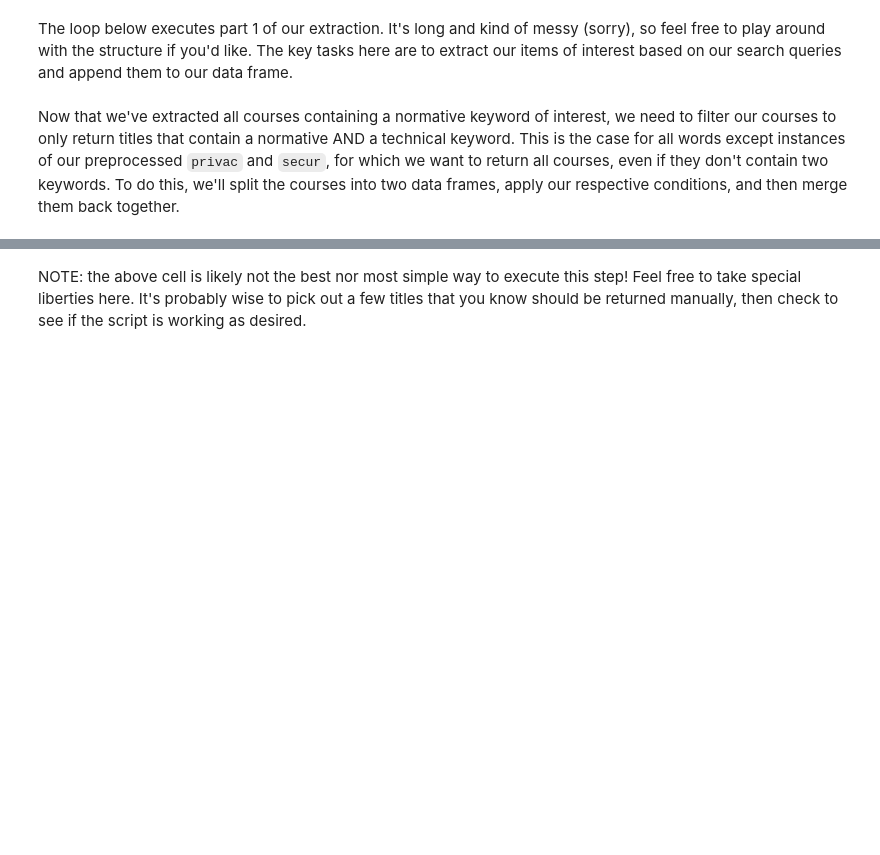
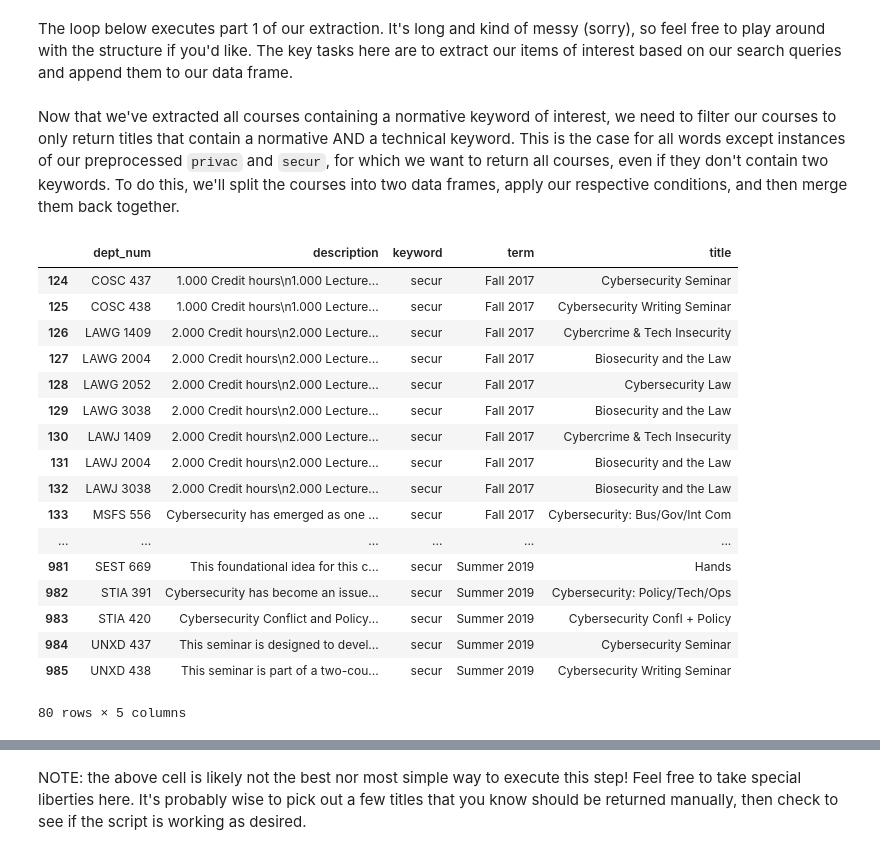
Before and after one commit to brianavecchione/data-science-ethics, a Jupyter notebook: scrapers/6-Georgetown University.ipynb, the cells around one changed output, grey strips where cells are left out. Drawn from its saved outputs; the diff is of its cells as text; code cells hidden in the pictures; blank space fills up the shorter version.

```diff
--- a/scrapers/6-Georgetown University.ipynb
+++ b/scrapers/6-Georgetown University.ipynb
@@ -320,8 +195,27 @@ columbia
 # %% [markdown]
 Now that we've extracted all courses containing a normative keyword of interest, we need to filter our courses to only return titles that contain a normative AND a technical keyword. This is the case for all words except instances of our preprocessed `privac` and `secur`, for which we want to return all courses, even if they don't contain two keywords. To do this, we'll split the courses into two data frames, apply our respective conditions, and then merge them back together.
 # %%
-exceptions = columbia.loc[(columbia['keyword']=='privac') | (columbia['keyword'] =='secur')]
+exceptions = georgetown.loc[(georgetown['keyword']=='privac') | (georgetown['keyword'] =='secur')]
 exceptions
+# %% [output]
+|  | dept_num | description | keyword | term | title |
+| 124 | COSC 437 | 1.000 Credit hours\n1.000 Lecture... | secur | Fall 2017 | Cybersecurity Seminar |
+| 125 | COSC 438 | 1.000 Credit hours\n1.000 Lecture... | secur | Fall 2017 | Cybersecurity Writing Seminar |
+| 126 | LAWG 1409 | 2.000 Credit hours\n2.000 Lecture... | secur | Fall 2017 | Cybercrime & Tech Insecurity |
+| 127 | LAWG 2004 | 2.000 Credit hours\n2.000 Lecture... | secur | Fall 2017 | Biosecurity and the Law |
+| 128 | LAWG 2052 | 2.000 Credit hours\n2.000 Lecture... | secur | Fall 2017 | Cybersecurity Law |
+| 129 | LAWG 3038 | 2.000 Credit hours\n2.000 Lecture... | secur | Fall 2017 | Biosecurity and the Law |
+| 130 | LAWJ 1409 | 2.000 Credit hours\n2.000 Lecture... | secur | Fall 2017 | Cybercrime & Tech Insecurity |
+| 131 | LAWJ 2004 | 2.000 Credit hours\n2.000 Lecture... | secur | Fall 2017 | Biosecurity and the Law |
+| 132 | LAWJ 3038 | 2.000 Credit hours\n2.000 Lecture... | secur | Fall 2017 | Biosecurity and the Law |
+| 133 | MSFS 556 | Cybersecurity has emerged as one ... | secur | Fall 2017 | Cybersecurity: Bus/Gov/Int Com |
+| ... | ... | ... | ... | ... | ... |
+| 981 | SEST 669 | This foundational idea for this c... | secur | Summer 2019 | Hands |
+| 982 | STIA 391 | Cybersecurity has become an issue... | secur | Summer 2019 | Cybersecurity: Policy/Tech/Ops |
+| 983 | STIA 420 | Cybersecurity Conflict and Policy... | secur | Summer 2019 | Cybersecurity Confl + Policy |
+| 984 | UNXD 437 | This seminar is designed to devel... | secur | Summer 2019 | Cybersecurity Seminar |
+| 985 | UNXD 438 | This seminar is part of a two-cou... | secur | Summer 2019 | Cybersecurity Writing Seminar |
+80 rows × 5 columns
 # %%
 #loop through technical keyword list, extract relevant titles
 for word in technical:
```
Also changed, not shown: parts of 12 cells of this notebook, 1 other file.
